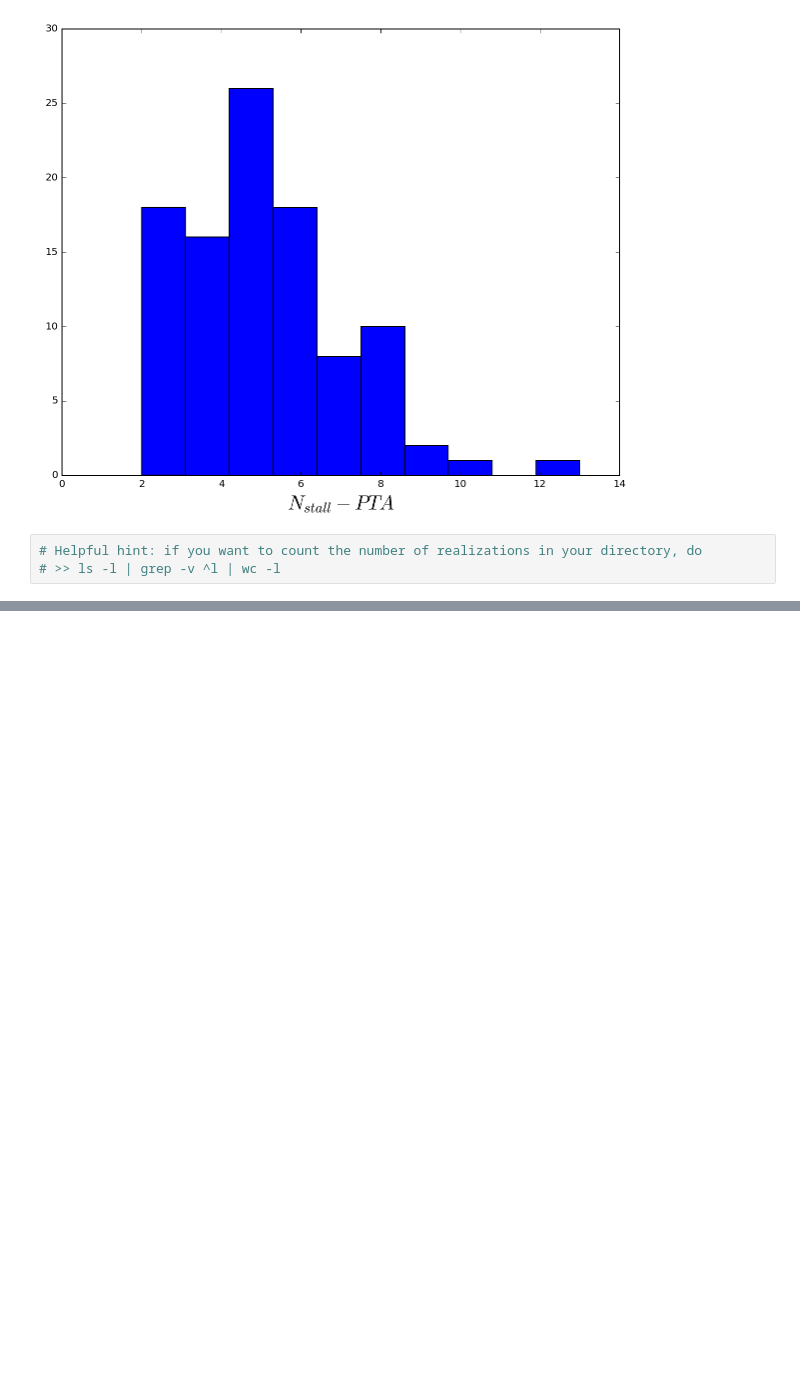
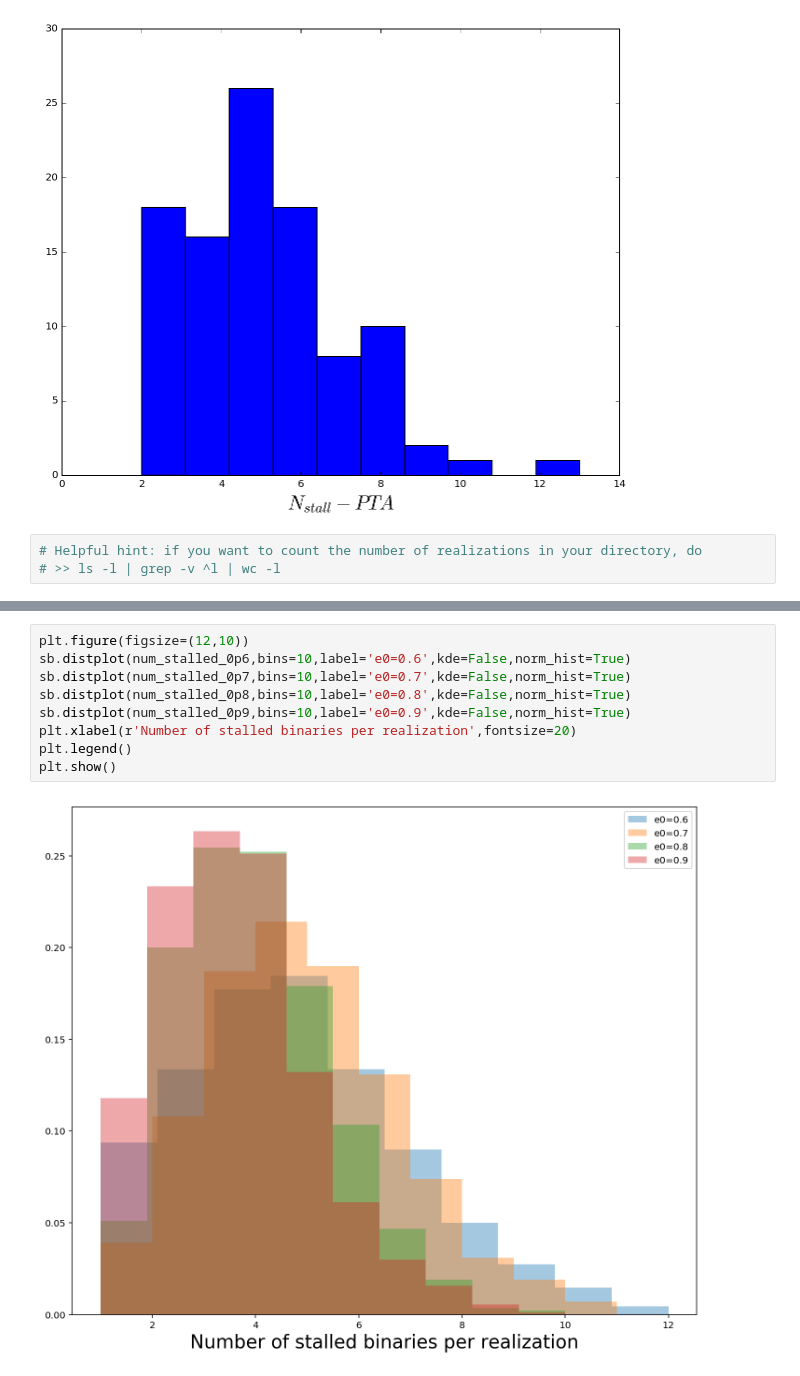
Before and after one commit to sidmohite/nanohertz_GWs, a Jupyter notebook: codes/step1_make_GW_skies.ipynb, the cells around one changed output, grey strips where cells are left out. Saved outputs shown, nothing was run; the diff lists cells and outputs as text; blank space fills up the shorter version.

```diff
--- a/codes/step1_make_GW_skies.ipynb
+++ b/codes/step1_make_GW_skies.ipynb
@@ -752,0 +899,11 @@ plt.show()
+# %%
+plt.figure(figsize=(12,10))
+sb.distplot(num_stalled_0p6,bins=10,label='e0=0.6',kde=False,norm_hist=True)
+sb.distplot(num_stalled_0p7,bins=10,label='e0=0.7',kde=False,norm_hist=True)
+sb.distplot(num_stalled_0p8,bins=10,label='e0=0.8',kde=False,norm_hist=True)
+sb.distplot(num_stalled_0p9,bins=10,label='e0=0.9',kde=False,norm_hist=True)
+plt.xlabel(r'Number of stalled binaries per realization',fontsize=20)
+plt.legend()
+plt.show()
+# %% [output]
+[figure, added]
```
Also changed, not shown: parts of 17 cells of this notebook, 5 other files.
